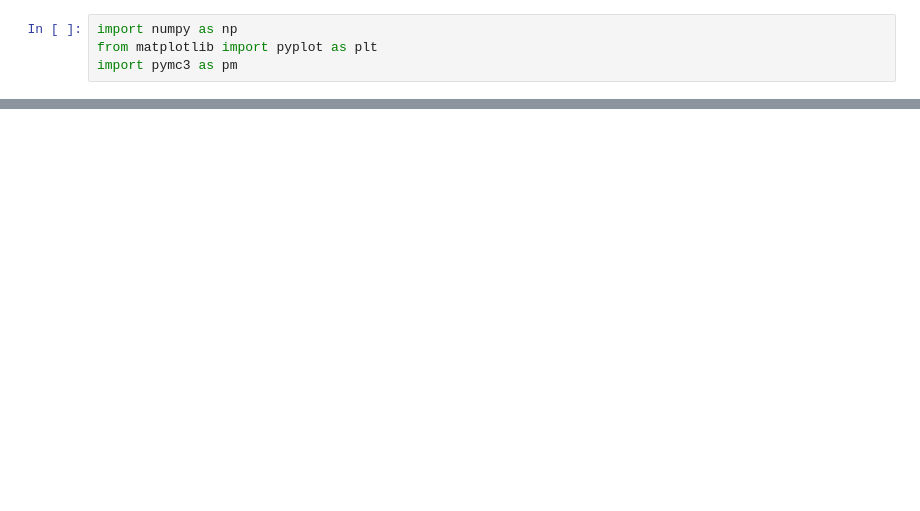
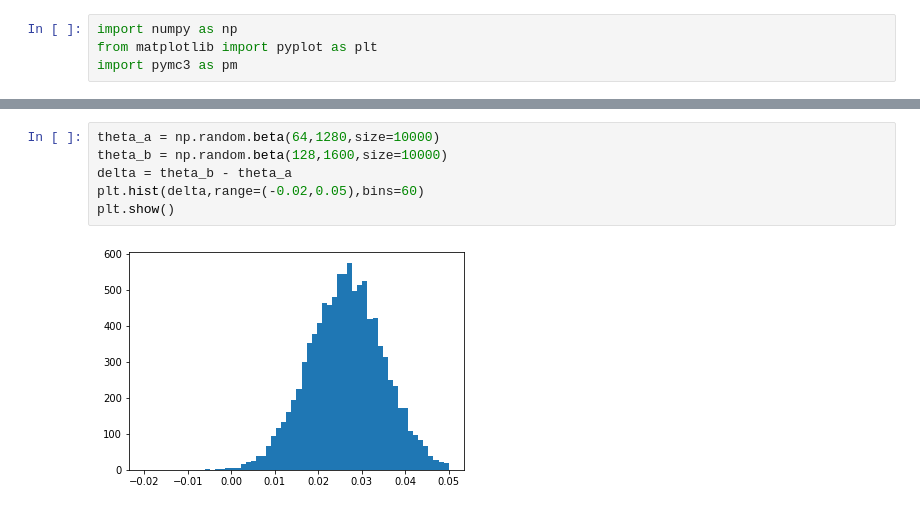
Before and after one commit to taikicoco/machine_learning, a Jupyter notebook: Bayes/Bayes.ipynb, the cells around one changed output, grey strips where cells are left out. Cells and saved outputs as stored; diff of their text form; blank space fills up the shorter version.

```diff
--- a/Bayes/Bayes.ipynb
+++ b/Bayes/Bayes.ipynb
@@ -43,0 +126,8 @@ pm.model_to_graphviz(model)
+# %%
+theta_a = np.random.beta(64,1280,size=10000)
+theta_b = np.random.beta(128,1600,size=10000)
+delta = theta_b - theta_a
+plt.hist(delta,range=(-0.02,0.05),bins=60)
+plt.show()
+# %% [output]
+[figure, added]
```
Also changed, not shown: parts of 24 cells of this notebook.
